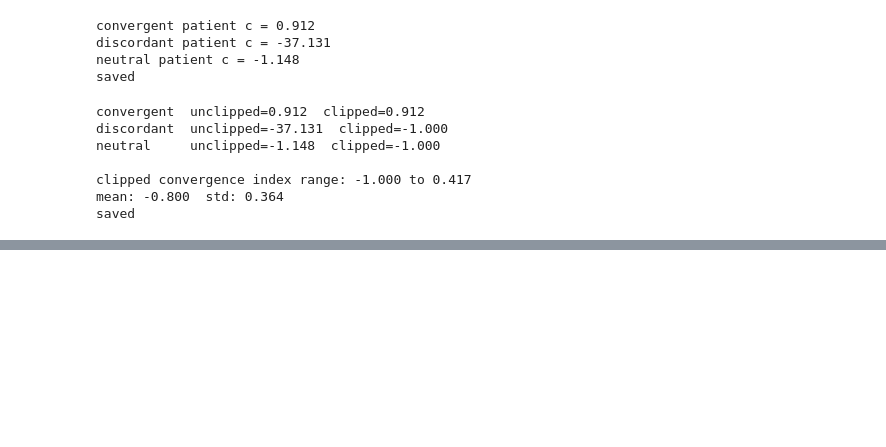
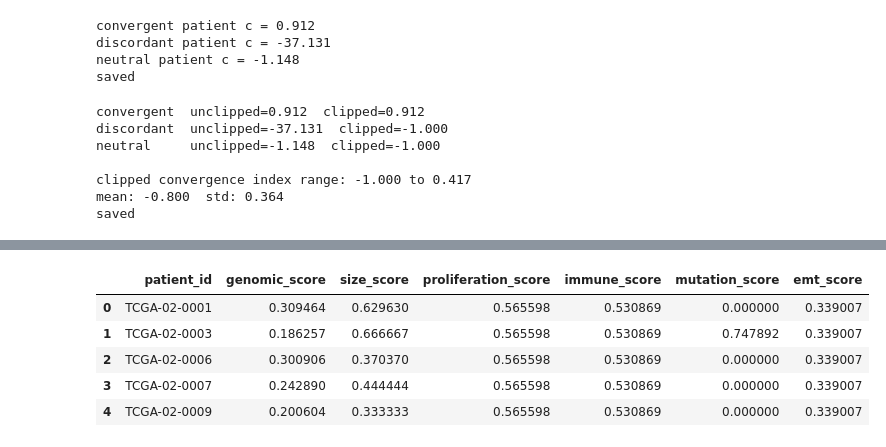
Before and after one commit to chykoushik/bioconverge, a Jupyter notebook: notebooks/01_TNBC_demo.ipynb, the cells around one changed output, grey strips where cells are left out. Cells and saved outputs as stored; diff of their text form; code cells hidden in the pictures; blank space fills up the shorter version.

```diff
--- a/notebooks/01_TNBC_demo.ipynb
+++ b/notebooks/01_TNBC_demo.ipynb
@@ -1581,0 +1755,6 @@ saved
+# %%
+# 35. check second dataset
+import os
+DATASET_DIR = os.path.join('..', 'dataset')
+for f in os.listdir(DATASET_DIR):
+    print(f)
@@ -1581,0 +1771,12 @@ saved
+# %%
+# 35. GBM second dataset
+import tarfile
+
+GBM_CLINICAL = os.path.join(DATASET_DIR, 'gbm_tcga_clinical_data.tsv')
+GBM_RNASEQ   = os.path.join(DATASET_DIR, 'gdac.broadinstitute.org_GBM.Merge_rnaseqv2__illuminahiseq_rnaseqv2__unc_edu__Level_3__RSEM_genes_normalized__data.Level_3.2016012800.0.0.tar.gz')
+
+gbm_clin = pd.read_csv(GBM_CLINICAL, sep='\t', low_memory=False)
+print('GBM clinical columns:')
+for c in gbm_clin.columns:
+    print(' ', c)
+print(f'GBM patients: {len(gbm_clin)}')
@@ -1581,0 +1801,59 @@ saved
+# %%
+# 36. GBM score matrix
+def safe_norm_series(s):
+    s = pd.to_numeric(s, errors='coerce')
+    mn, mx = s.min(), s.max()
+    return (s - mn) / (mx - mn) if mx > mn else pd.Series(0.5, index=s.index)
+
+GBM_IMMUNE_GENES = ['CD8A', 'CD8B', 'GZMA', 'PRF1']
+GBM_PROLIF_GENES = ['MKI67']
+GBM_EMT_GENES    = hallmarks.get('HALLMARK_EPITHELIAL_MESENCHYMAL_TRANSITION', [])
+
+gbm_patients = gbm_clin['Patient ID'].str[:12].drop_duplicates().tolist()
+print(f'unique GBM patients: {len(gbm_patients)}')
+
+print('loading GBM RNA-seq')
+gbm_rna_df, gbm_rna_matched = load_rnaseq(GBM_RNASEQ, gbm_patients,
+                                            {'prolif_raw': GBM_PROLIF_GENES,
+                                             'immune_raw': GBM_IMMUNE_GENES,
+                                             'emt_raw':    GBM_EMT_GENES})
+print(f'GBM RNA-seq matched: {len(gbm_rna_matched)}')
+
+gbm_clin_clean = gbm_clin.copy()
+gbm_clin_clean['patient_id'] = gbm_clin_clean['Patient ID'].str[:12]
+gbm_clin_clean = gbm_clin_clean.drop_duplicates(subset='patient_id').reset_index(drop=True)
+
+gbm_score_df = gbm_clin_clean[['patient_id', 'Fraction Genome Altered',
+                                 'Longest Dimension', 'Mutation Count']].copy()
+gbm_score_df.columns = ['patient_id', 'fga', 'longest_dim', 'mutation_raw']
+gbm_score_df['fga']          = pd.to_numeric(gbm_score_df['fga'], errors='coerce')
+gbm_score_df['longest_dim']  = pd.to_numeric(gbm_score_df['longest_dim'], errors='coerce')
+gbm_score_df['mutation_raw'] = pd.to_numeric(gbm_score_df['mutation_raw'], errors='coerce')
+
+if gbm_rna_df is not None and len(gbm_rna_df) > 0:
+    gbm_score_df = gbm_score_df.merge(gbm_rna_df, on='patient_id', how='left')
+    gbm_score_df['proliferation_score'] = safe_norm_series(
+        np.log1p(gbm_score_df['prolif_raw'].fillna(gbm_score_df['prolif_raw'].median())))
+    gbm_score_df['immune_score'] = safe_norm_series(
+        np.log1p(gbm_score_df['immune_raw'].fillna(gbm_score_df['immune_raw'].median())))
+    gbm_score_df['emt_score'] = safe_norm_series(
+        np.log1p(gbm_score_df['emt_raw'].fillna(gbm_score_df['emt_raw'].median())))
+else:
+    print('RNA-seq not merged, using proxies')
+    rng2 = np.random.default_rng(99)
+    gbm_score_df['proliferation_score'] = safe_norm_series(pd.Series(rng2.uniform(0, 1, len(gbm_score_df))))
+    gbm_score_df['immune_score']         = safe_norm_series(pd.Series(rng2.uniform(0, 1, len(gbm_score_df))))
+    gbm_score_df['emt_score']            = safe_norm_series(pd.Series(rng2.uniform(0, 1, len(gbm_score_df))))
+
+gbm_score_df['genomic_score']   = safe_norm_series(gbm_score_df['fga'])
+gbm_score_df['size_score']      = safe_norm_series(gbm_score_df['longest_dim'])
+gbm_score_df['mutation_score']  = safe_norm_series(np.log1p(gbm_score_df['mutation_raw'].fillna(0)))
+
+gbm_score_df = gbm_score_df[['patient_id', 'genomic_score', 'size_score',
+                               'proliferation_score', 'immune_score',
+                               'mutation_score', 'emt_score']].dropna().reset_index(drop=True)
+
+gbm_score_df.to_csv(os.path.join(OUTPUT_DIR, 'gbm_score_matrix.csv'), index=False)
+print(f'GBM score matrix: {gbm_score_df.shape}')
+gbm_score_df.head()
+# %% [output]
@@ -1581,0 +1864,6 @@ saved
+|  | patient_id | genomic_score | size_score | proliferation_score | immune_score | mutation_score | emt_score |
+| 0 | TCGA-02-0001 | 0.309464 | 0.629630 | 0.565598 | 0.530869 | 0.000000 | 0.339007 |
+| 1 | TCGA-02-0003 | 0.186257 | 0.666667 | 0.565598 | 0.530869 | 0.747892 | 0.339007 |
+| 2 | TCGA-02-0006 | 0.300906 | 0.370370 | 0.565598 | 0.530869 | 0.000000 | 0.339007 |
+| 3 | TCGA-02-0007 | 0.242890 | 0.444444 | 0.565598 | 0.530869 | 0.000000 | 0.339007 |
+| 4 | TCGA-02-0009 | 0.200604 | 0.333333 | 0.565598 | 0.530869 | 0.000000 | 0.339007 |
```
Also changed, not shown: parts of 19 cells of this notebook, 1 other file.
